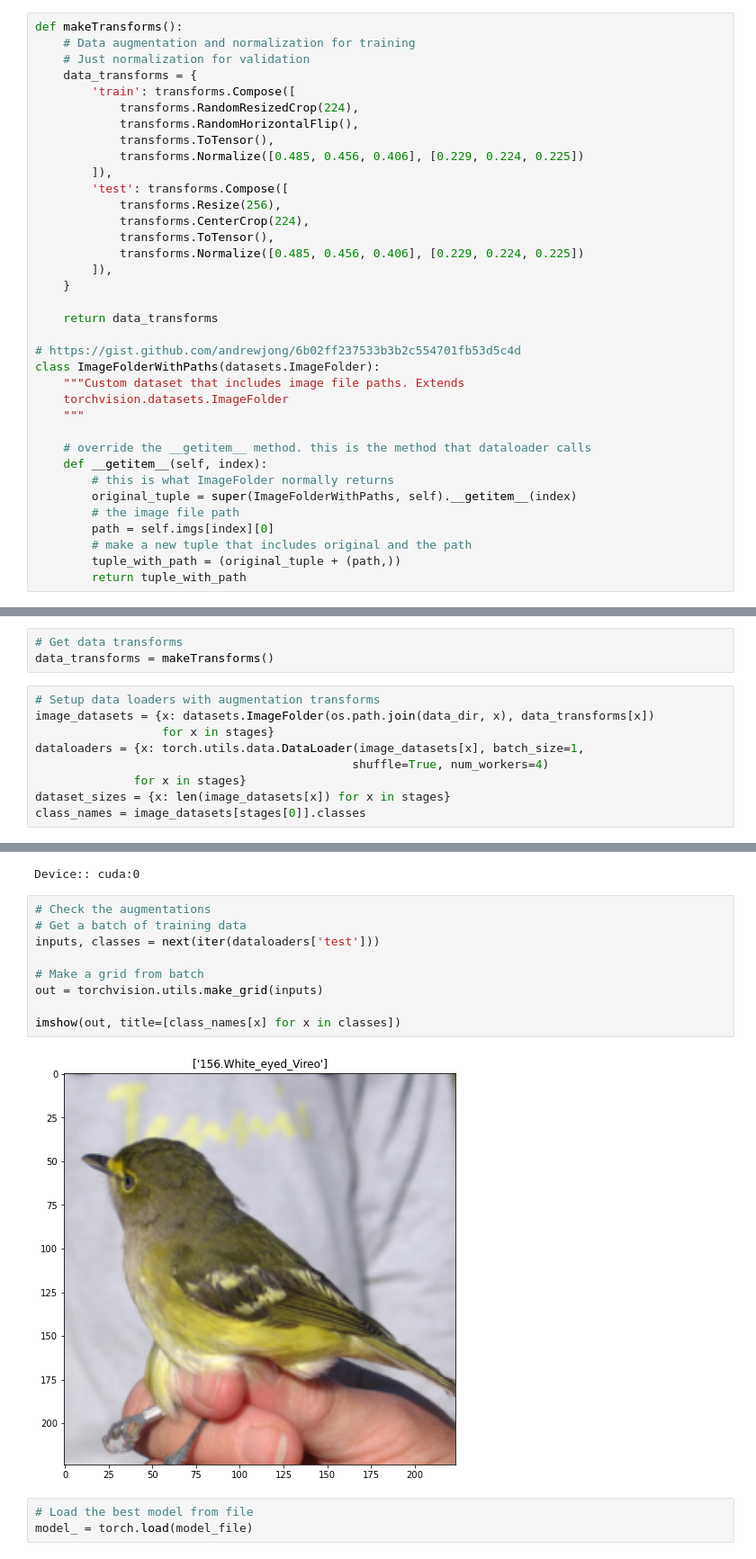
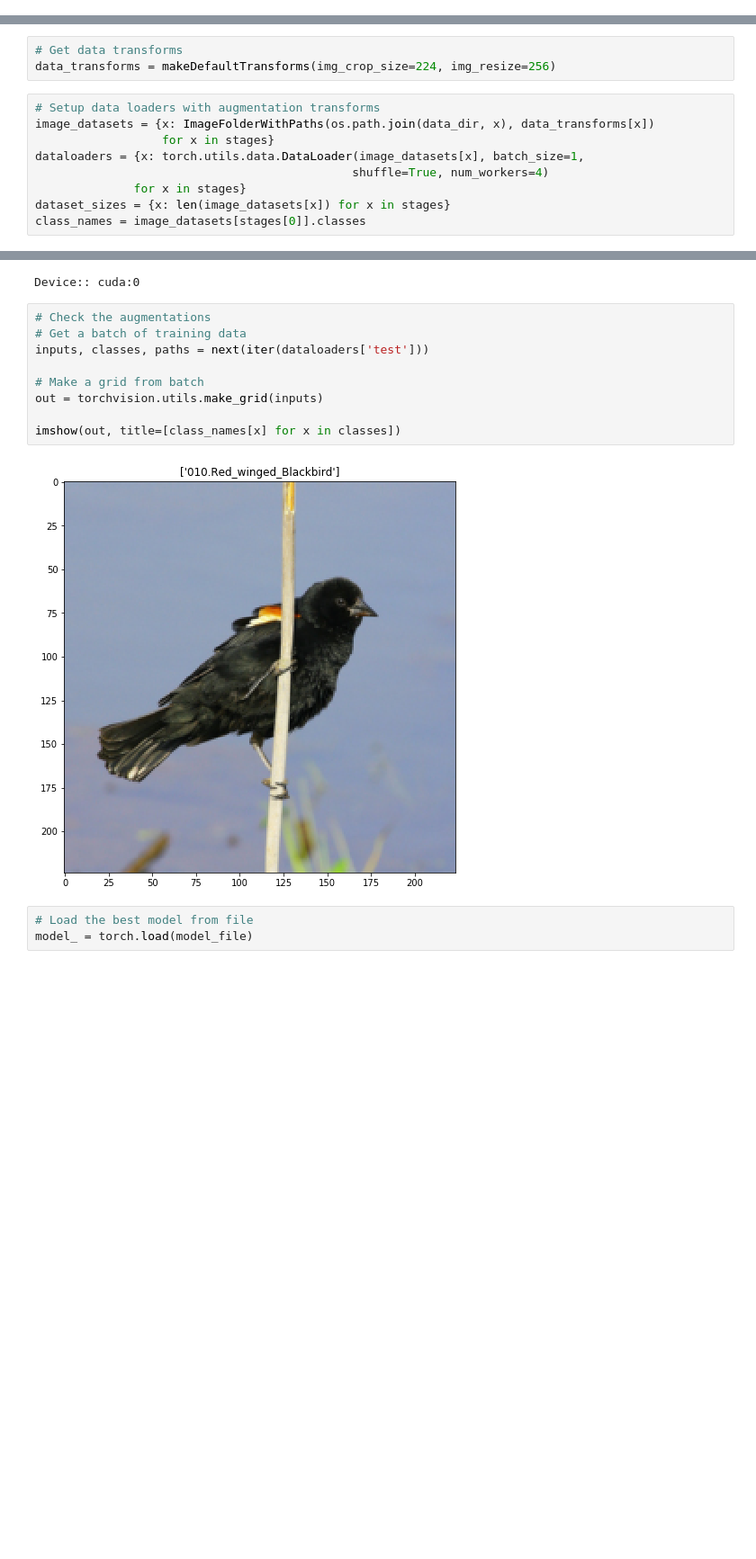
Before and after one commit to ecm200/caltech_birds, a Jupyter notebook: notebooks/feature_extractor_pytorch_resnet152_caltech_birds.ipynb, the cells around one changed output, grey strips where cells are left out. Shown at 90% size. Drawn from its saved outputs; the diff is of its cells as text; blank space fills up the shorter version.

Commit message:
Updates to feature maps extraction, all models completed
Feature map extraction notebooks completed for all models trained.
Placed universal functions into external module files.

```diff
--- a/notebooks/feature_extractor_pytorch_resnet152_caltech_birds.ipynb
+++ b/notebooks/feature_extractor_pytorch_resnet152_caltech_birds.ipynb
@@ -28,39 +31,3 @@ from utils import unpickle, save_pickle
-# %%
-def makeTransforms():
-    # Data augmentation and normalization for training
-    # Just normalization for validation
-    data_transforms = {
-        'train': transforms.Compose([
-            transforms.RandomResizedCrop(224),
-            transforms.RandomHorizontalFlip(),
-            transforms.ToTensor(),
-            transforms.Normalize([0.485, 0.456, 0.406], [0.229, 0.224, 0.225])
-        ]),
-        'test': transforms.Compose([
-            transforms.Resize(256),
-            transforms.CenterCrop(224),
-            transforms.ToTensor(),
-            transforms.Normalize([0.485, 0.456, 0.406], [0.229, 0.224, 0.225])
-        ]),
-    }
-
-    return data_transforms
-
-# https://gist.github.com/andrewjong/6b02ff237533b3b2c554701fb53d5c4d
-class ImageFolderWithPaths(datasets.ImageFolder):
-    """Custom dataset that includes image file paths. Extends
-    torchvision.datasets.ImageFolder
-    """
-
-    # override the __getitem__ method. this is the method that dataloader calls
-    def __getitem__(self, index):
-        # this is what ImageFolder normally returns
-        original_tuple = super(ImageFolderWithPaths, self).__getitem__(index)
-        # the image file path
-        path = self.imgs[index][0]
-        # make a new tuple that includes original and the path
-        tuple_with_path = (original_tuple + (path,))
-        return tuple_with_path
 # %%
 # Script runtime options
 root_dir = '..'  #'/home/jupyter/caltech_birds'
@@ -77,10 +44,10 @@ model_history = os.path.join(output_dir,'model_history.pkl')
 model_file = os.path.join(output_dir, 'caltech_birds_{}_full.pth'.format(model))
 # %%
 # Get data transforms
-data_transforms = makeTransforms()
+data_transforms = makeDefaultTransforms(img_crop_size=224, img_resize=256)
 # %%
 # Setup data loaders with augmentation transforms
-image_datasets = {x: datasets.ImageFolder(os.path.join(data_dir, x), data_transforms[x])
+image_datasets = {x: ImageFolderWithPaths(os.path.join(data_dir, x), data_transforms[x])
                   for x in stages}
 dataloaders = {x: torch.utils.data.DataLoader(image_datasets[x], batch_size=1,
                                              shuffle=True, num_workers=4)
@@ -96,14 +63,14 @@ Device:: cuda:0
 # %%
 # Check the augmentations
 # Get a batch of training data
-inputs, classes = next(iter(dataloaders['test']))
+inputs, classes, paths = next(iter(dataloaders['test']))
 
 # Make a grid from batch
 out = torchvision.utils.make_grid(inputs)
 
 imshow(out, title=[class_names[x] for x in classes])
 # %% [output]
-[figure, old version]
+[figure, new version]
 # %%
 # Load the best model from file
 model_ = torch.load(model_file)
```
Also changed, not shown: parts of 6 cells of this notebook, 9 other files.
